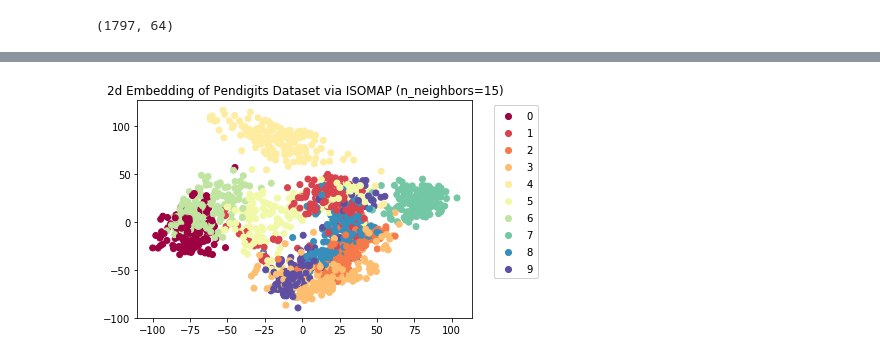
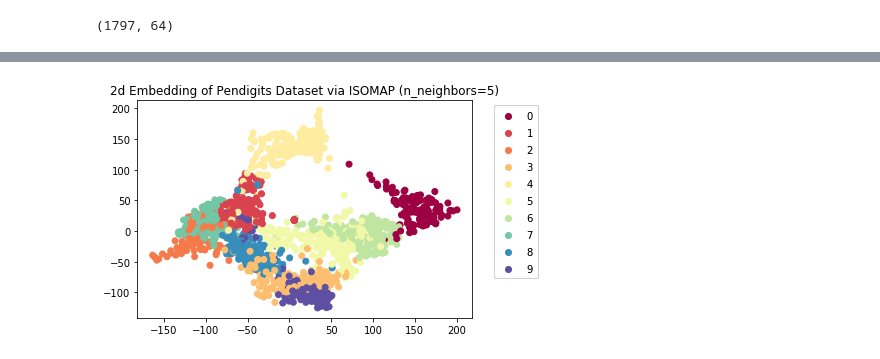
Before and after one commit to muskuloes/seminar_manil, a Jupyter notebook: UMAP.ipynb, the cells around one changed output, grey strips where cells are left out. Saved outputs shown, nothing was run; the diff lists cells and outputs as text; code cells hidden in the pictures.

```diff
--- a/UMAP.ipynb
+++ b/UMAP.ipynb
@@ -297,11 +319,11 @@ plot_embedding(X=X_tsne,
 # %%
-X_isomap = Isomap(n_neighbors=15).fit_transform(pendigits.data)
+X_isomap = Isomap(n_neighbors=5).fit_transform(pendigits.data)
 # %%
 plot_embedding(
     X=X_isomap,
     Y=pendigits.target,
-    title="Embedding of Pendigits Dataset via ISOMAP (n_neighbors=15)",
+    title="Embedding of Pendigits Dataset via ISOMAP (n_neighbors=5)",
     plot_name="isomap_pendigits",
     dimension=2)
 # %% [output]
-[figure, old version]
+[figure, new version]
```
Also changed, not shown: parts of 17 cells of this notebook, 6 other files.
